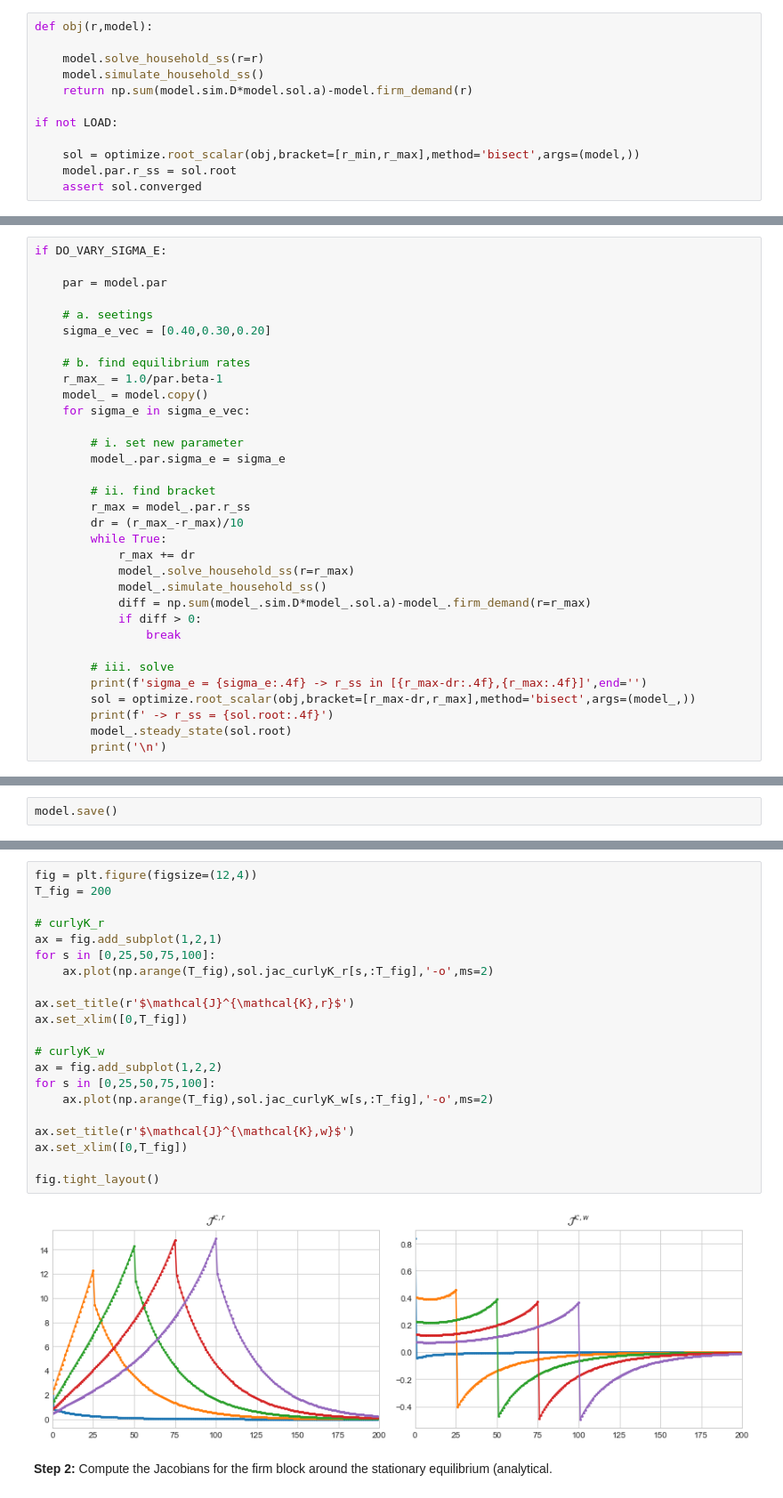
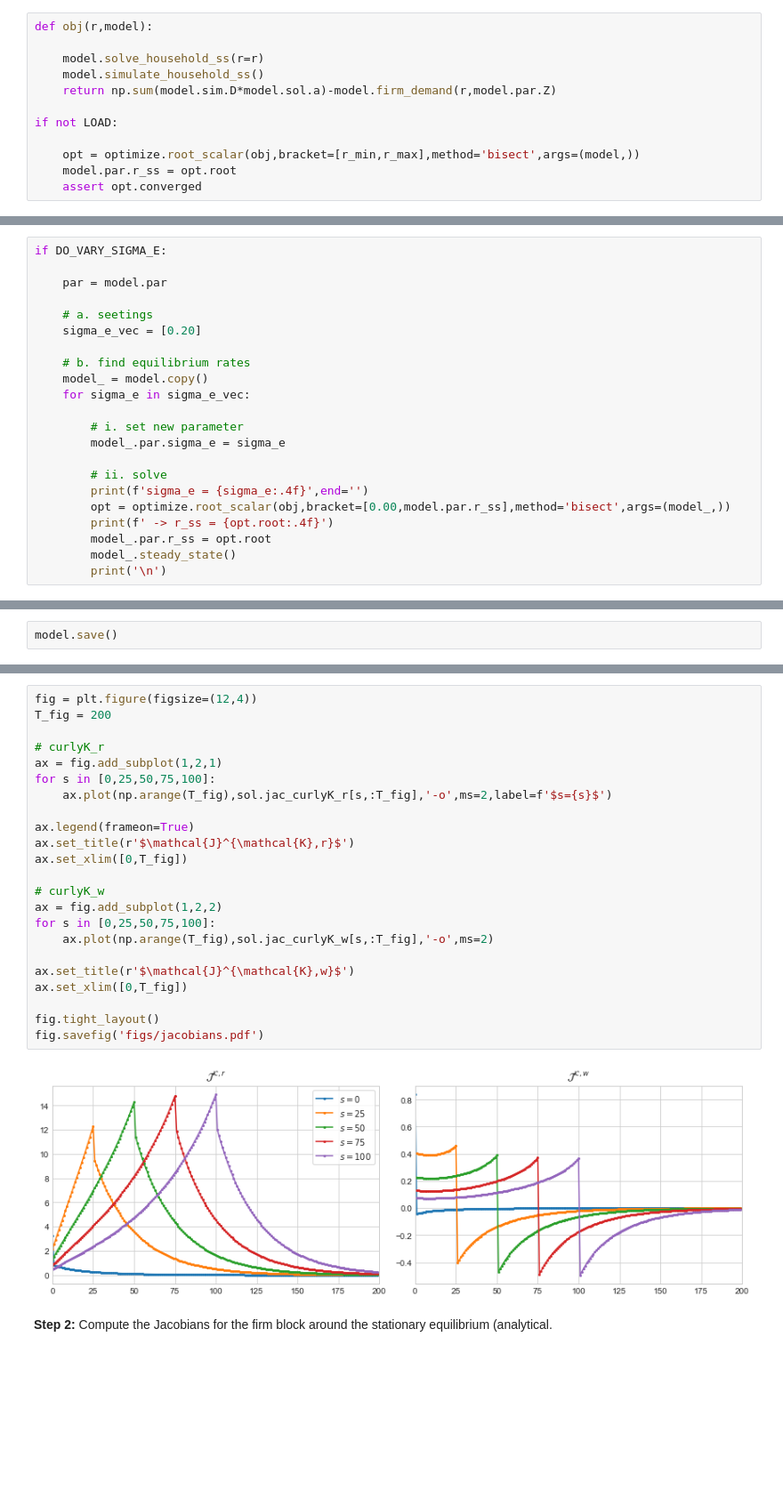
Before and after one commit to NumEconCopenhagen/ConsumptionSavingNotebooks, a Jupyter notebook: 00. DynamicProgramming/05. General Equilibrium.ipynb, the cells around one changed output, grey strips where cells are left out. Shown at 89% size. Cells and saved outputs as stored; diff of their text form; blank space fills up the shorter version.

```diff
--- a/00. DynamicProgramming/05. General Equilibrium.ipynb
+++ b/00. DynamicProgramming/05. General Equilibrium.ipynb
@@ -147,13 +151,13 @@ def obj(r,model):
 
     model.solve_household_ss(r=r)
     model.simulate_household_ss()
-    return np.sum(model.sim.D*model.sol.a)-model.firm_demand(r)
+    return np.sum(model.sim.D*model.sol.a)-model.firm_demand(r,model.par.Z)
 
 if not LOAD:
 
-    sol = optimize.root_scalar(obj,bracket=[r_min,r_max],method='bisect',args=(model,))
-    model.par.r_ss = sol.root
-    assert sol.converged
+    opt = optimize.root_scalar(obj,bracket=[r_min,r_max],method='bisect',args=(model,))
+    model.par.r_ss = opt.root
+    assert opt.converged
 # %% [markdown]
 **Step 4:** Check market clearing conditions.
 # %%
@@ -179,30 +183,19 @@ if DO_VARY_SIGMA_E:
     par = model.par
 
     # a. seetings
-    sigma_e_vec = [0.40,0.30,0.20]
+    sigma_e_vec = [0.20]
 
     # b. find equilibrium rates
-    r_max_ = 1.0/par.beta-1
     model_ = model.copy()
     for sigma_e in sigma_e_vec:
 
         # i. set new parameter
         model_.par.sigma_e = sigma_e
 
-        # ii. find bracket
-        r_max = model_.par.r_ss
-        dr = (r_max_-r_max)/10
-        while True:
-            r_max += dr
-            model_.solve_household_ss(r=r_max)
-            model_.simulate_household_ss()
-            diff = np.sum(model_.sim.D*model_.sol.a)-model_.firm_demand(r=r_max)
-            if diff > 0:
-                break
-
-        # iii. solve
-        print(f'sigma_e = {sigma_e:.4f} -> r_ss in [{r_max-dr:.4f},{r_max:.4f}]',end='')
-        sol = optimize.root_scalar(obj,bracket=[r_max-dr,r_max],method='bisect',args=(model_,))
-        print(f' -> r_ss = {sol.root:.4f}')
-        model_.steady_state(sol.root)
+        # ii. solve
+        print(f'sigma_e = {sigma_e:.4f}',end='')
+        opt = optimize.root_scalar(obj,bracket=[0.00,model.par.r_ss],method='bisect',args=(model_,))
+        print(f' -> r_ss = {opt.root:.4f}')
+        model_.par.r_ss = opt.root
+        model_.steady_state()
         print('\n')
@@ -363,26 +362,28 @@ Inspect Jacobians:
 # %%
 fig = plt.figure(figsize=(12,4))
 T_fig = 200
 
 # curlyK_r
 ax = fig.add_subplot(1,2,1)
 for s in [0,25,50,75,100]:
-    ax.plot(np.arange(T_fig),sol.jac_curlyK_r[s,:T_fig],'-o',ms=2)
+    ax.plot(np.arange(T_fig),sol.jac_curlyK_r[s,:T_fig],'-o',ms=2,label=f'$s={s}$')
 
+ax.legend(frameon=True)
 ax.set_title(r'$\mathcal{J}^{\mathcal{K},r}$')
 ax.set_xlim([0,T_fig])
 
 # curlyK_w
 ax = fig.add_subplot(1,2,2)
 for s in [0,25,50,75,100]:
     ax.plot(np.arange(T_fig),sol.jac_curlyK_w[s,:T_fig],'-o',ms=2)
 
 ax.set_title(r'$\mathcal{J}^{\mathcal{K},w}$')
 ax.set_xlim([0,T_fig])
 
 fig.tight_layout()
+fig.savefig('figs/jacobians.pdf')
 # %% [output]
-[figure, old version]
+[figure, new version]
 # %% [markdown]
 **Step 2:** Compute the Jacobians for the firm block around the stationary equilibrium (analytical.
 # %%
```
Also changed, not shown: parts of 42 cells of this notebook, 14 other files.
